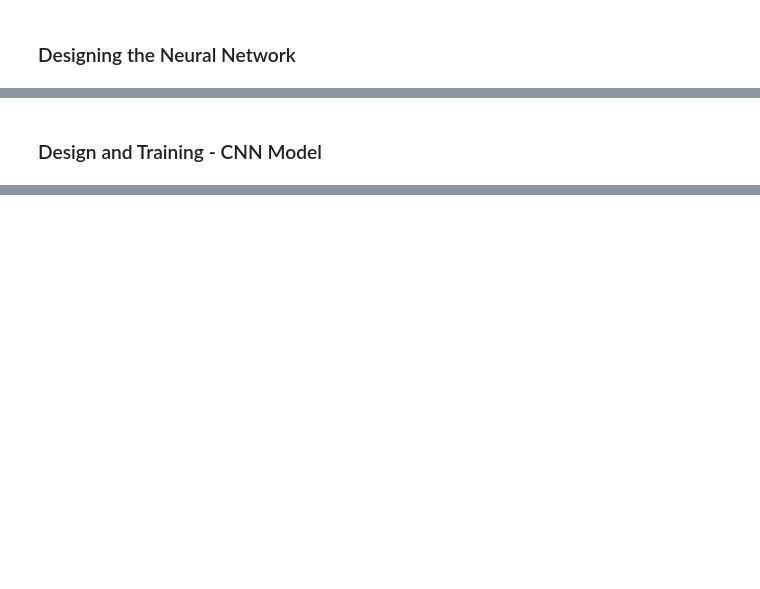
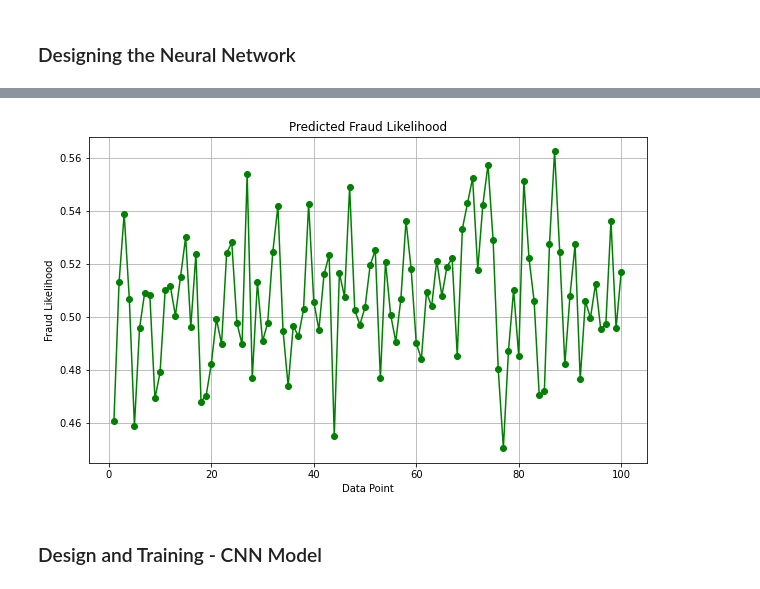
Before and after one commit to bconti8/CA1-Sem-2-MSc-in-Data-Analytics, a Jupyter notebook: CA1S2_Jupyter_File.ipynb, the cells around one changed output, grey strips where cells are left out. Drawn from its saved outputs; the diff is of its cells as text; code cells hidden in the pictures; blank space fills up the shorter version.

```diff
--- a/CA1S2_Jupyter_File.ipynb
+++ b/CA1S2_Jupyter_File.ipynb
@@ -355,2 +355,43 @@ print(predicted_fraud_chances)
-# %% [markdown]
-### Design and Training - CNN Model
+# %%
+from keras.models import load_model
+import numpy as np
+import matplotlib.pyplot as plt
+
+def get_fraud_chance_with_visualization(model_file, data):
+    """
+    This function takes a path to a trained machine learning model and an array of data,
+    and it returns the model's estimates of the likelihood that each data point is fraudulent.
+    It also visualizes these estimates.
+
+    Arguments:
+    - model_file: The location of the trained model on the disk.
+    - data: Array of data points that the model will evaluate. This array should be formatted just like the data used to train the model.
+
+    Outcome:
+    - A visualization of each data point's estimated fraud likelihood according to the model.
+    - An array with each data point's estimated fraud likelihood according to the model.
+    """
+    # Opening the model from the given file
+    trained_model = load_model(model_file)
+
+    # Making predictions with the model on the provided data
+    fraud_chances = trained_model.predict(data).flatten()  # Ensuring it's a 1D array for easy plotting
+
+    # Visualizing the fraud chances
+    plt.figure(figsize=(10, 6))
+    plt.plot(np.arange(1, len(fraud_chances) + 1), fraud_chances, marker='o', linestyle='-', color='green')
+    plt.title('Predicted Fraud Likelihood')
+    plt.xlabel('Data Point')
+    plt.ylabel('Fraud Likelihood')
+    plt.grid(True)
+    plt.show()
+
+    return fraud_chances
+
+# Example usage:
+# Assuming data_samples is defined as your input data array
+predicted_fraud_chances = get_fraud_chance_with_visualization('model_saved.h5', data_samples)
+
+# Note: You would replace 'model_saved.h5' with the actual path to your ANN model file,
+# and ensure `data_samples` is prepared correctly for your model.
+# %% [output]
@@ -357,3 +399,6 @@ print(predicted_fraud_chances)
+[figure, added]
+# %% [markdown]
+### Design and Training - CNN Model
 # %%
 from keras.models import Sequential, save_model
 from keras.layers import Conv1D, MaxPooling1D, Flatten, Dense, Dropout
```
Also changed, not shown: parts of 22 cells of this notebook.
